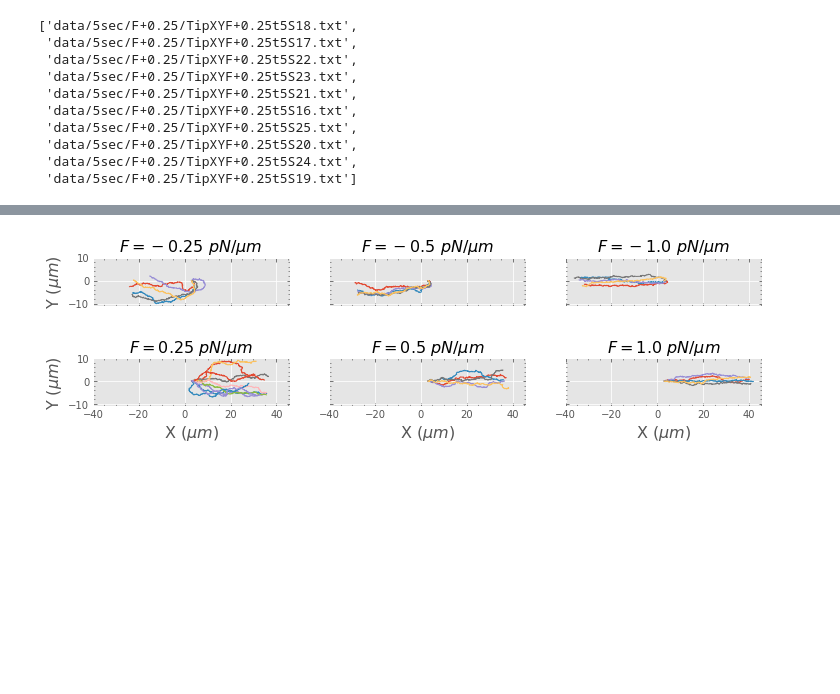
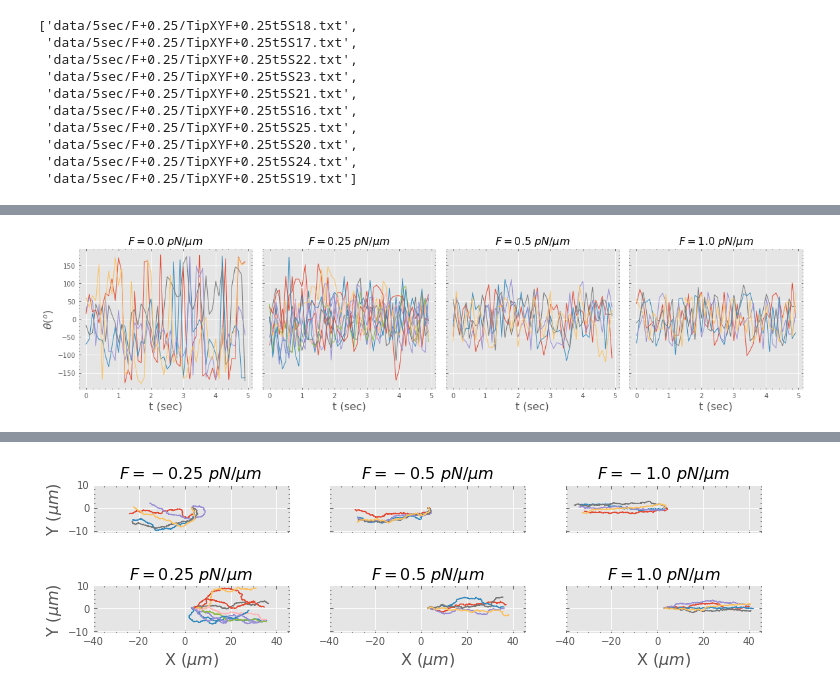
Before and after one commit to SamMachariaPhD/actomyosin2022, a Jupyter notebook: Analysis/Pull_Push/13-04-2022_ForceFieldTraj.ipynb, the cells around one changed output, grey strips where cells are left out. Drawn from its saved outputs; the diff is of its cells as text; code cells hidden in the pictures; blank space fills up the shorter version.

Commit message:
directional changes

```diff
--- a/Analysis/Pull_Push/13-04-2022_ForceFieldTraj.ipynb
+++ b/Analysis/Pull_Push/13-04-2022_ForceFieldTraj.ipynb
@@ -69,0 +139,55 @@ for m in f_1_0l:
+# %%
+fig, ax = plt.subplots(1,4, figsize=(50*cm,10*cm), sharex=True, sharey=True)#, constrained_layout=True)
+fig.subplots_adjust(hspace=-0.5)
+fig.subplots_adjust(wspace=0.05)
+#plt.subplot_tool()
+
+simulTym = 5; lenAng = len(ang0_0[0])
+tym = np.linspace(0,simulTym,lenAng)
+
+for i in range(len(ang0_0)):
+    ax[0].plot(tym[0::10],ang0_0[i][0::10],lw=1)
+    #ax[0].set_aspect('equal')
+    ax[0].minorticks_on()
+    ax[0].tick_params(which='both', direction='in', top=True, right=True)
+    ax[0].set_ylabel(r'$\theta (^o)$', fontsize=16)
+    ax[0].set_xlabel('t (sec)', fontsize=16)
+    ax[0].set_title('$F = 0.0\ pN/\mu m$', fontsize=16)
+    #ax[0].set_xticks(np.arange(-0,26,5))
+    #ax[0].set_yticks(np.arange(-5,16,5))
+
+for i in range(len(ang0_25)):
+    ax[1].plot(tym[0::10],ang0_25[i][0::10],lw=1)
+    #ax[1].set_aspect('equal')
+    ax[1].minorticks_on()
+    ax[1].tick_params(which='both', direction='in', top=True, right=True)
+    ax[1].set_xlabel('t (sec)', fontsize=16)
+    ax[1].set_title('$F = 0.25\ pN/\mu m$', fontsize=16)
+
+for i in range(len(ang0_5)):
+    ax[2].plot(tym[0::10],ang0_5[i][0::10],lw=1)
+    #ax[2].set_aspect('equal')
+    ax[2].minorticks_on()
+    ax[2].tick_params(which='both', direction='in', top=True, right=True)
+    ax[2].set_xlabel('t (sec)', fontsize=16)
+    ax[2].set_title('$F = 0.5\ pN/\mu m$', fontsize=16)
+
+for i in range(len(ang1_0)):
+    ax[3].plot(tym[0::10],ang1_0[i][0::10],lw=1)
+    #ax[3].set_aspect('equal')
+    ax[3].minorticks_on()
+    ax[3].tick_params(which='both',direction='in', top=True, right=True)
+    ax[3].set_xlabel('t (sec)', fontsize=16)
+    #ax[3].set_ylabel('Y ($\mu m$)', fontsize=16)
+    ax[3].set_title('$F = 1.0\ pN/\mu m$', fontsize=16)
+
+
+#plt.tight_layout()
+
+#plt.savefig('fig/pulling_TipTrajAngChanges.pdf', format='pdf', bbox_inches='tight')
+#plt.savefig('fig/pulling_fieldFplus.png', format='png', bbox_inches='tight', dpi=200)
+#plt.savefig('fig/pulling_fieldFplus.svg', format='svg', bbox_inches='tight')
+
+plt.show()
+# %% [output]
+[figure, added]
```
Also changed, not shown: parts of 9 cells of this notebook.
